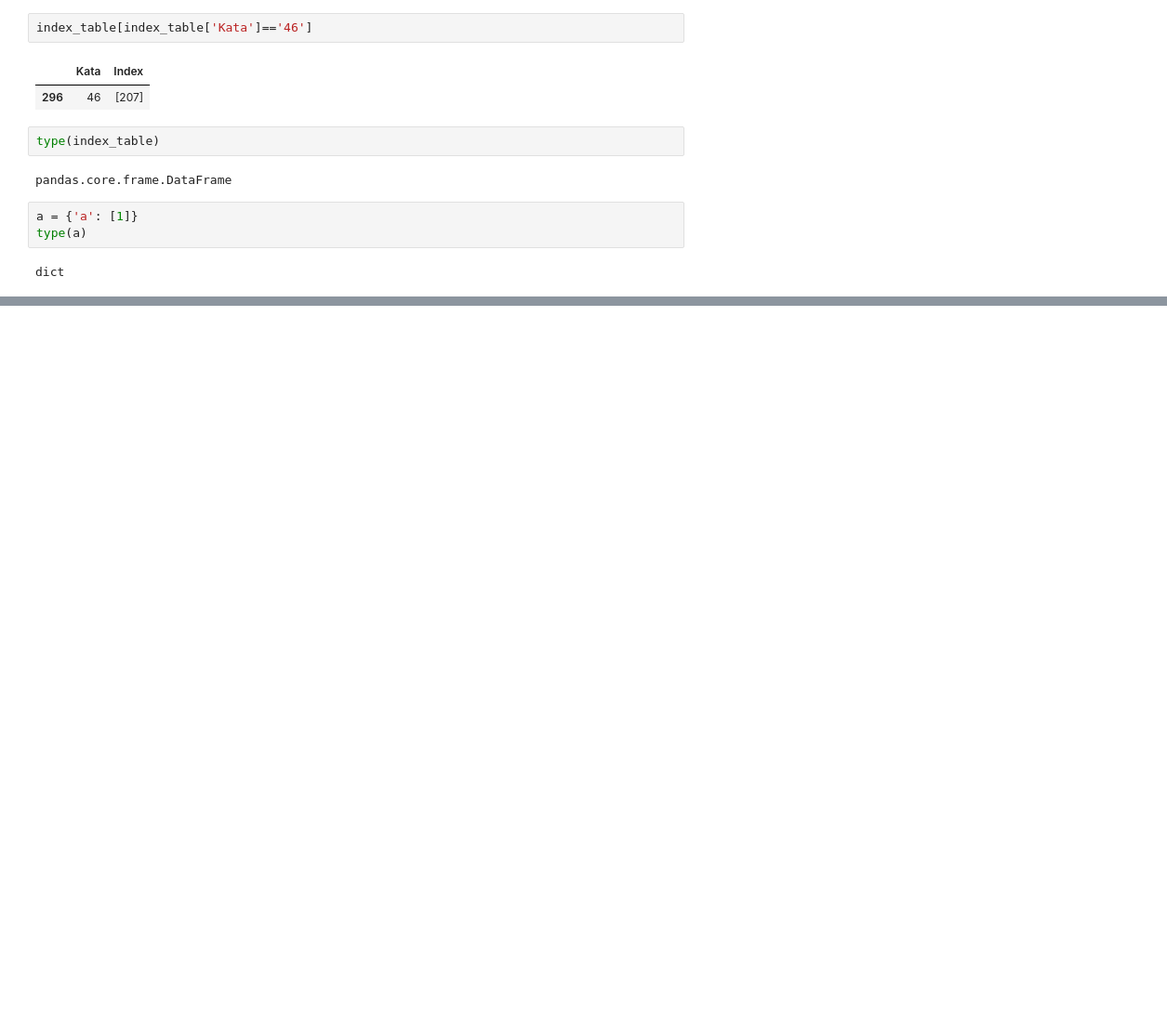
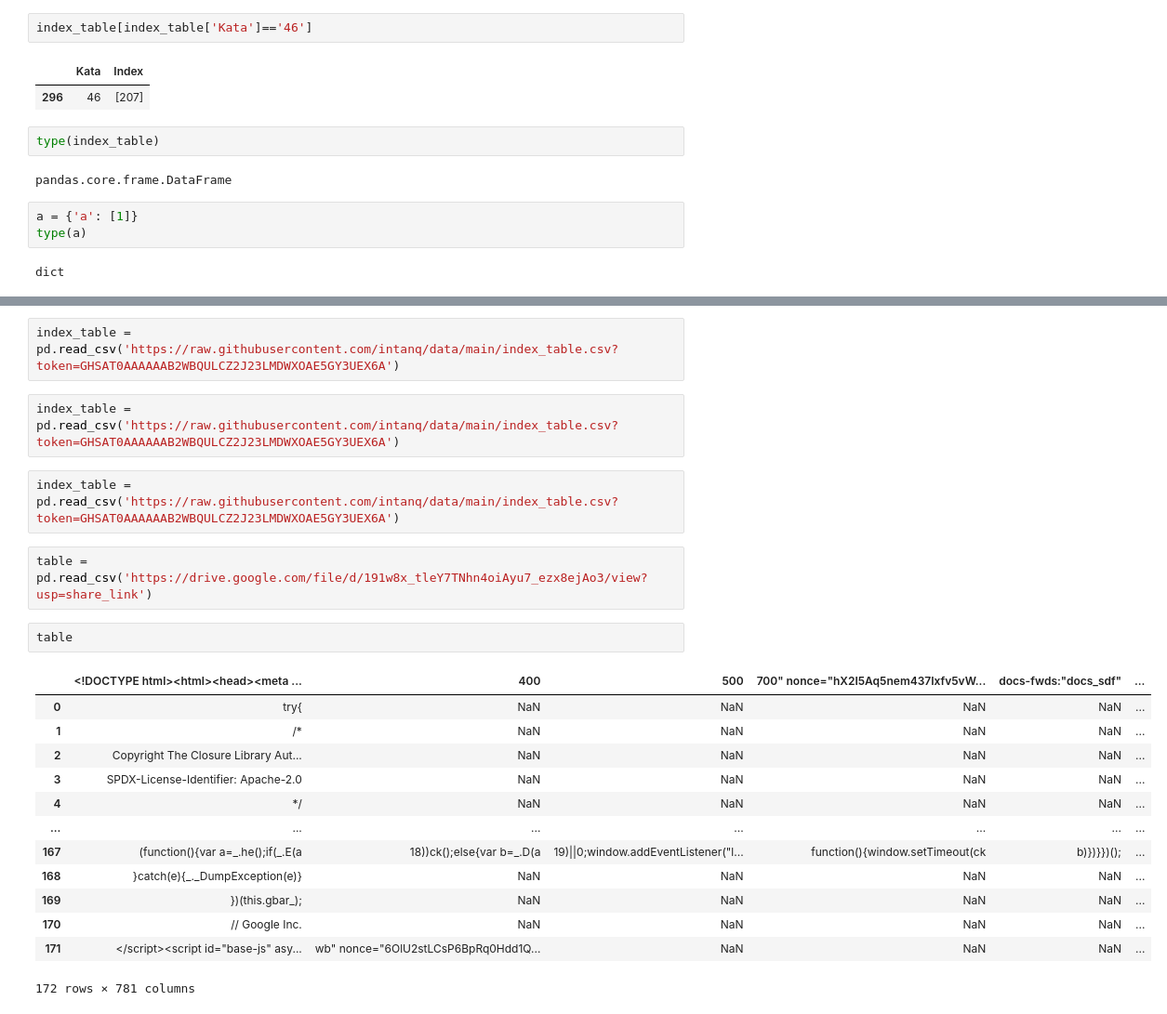
Before and after one commit to TheSecret3003/KPK-IE, a Jupyter notebook: indexing/Scrapbook.ipynb, the cells around one changed output, grey strips where cells are left out. Shown: that part at 93% size. Drawn from its saved outputs; the diff is of its cells as text; blank space fills up the shorter version.

```diff
--- a/indexing/Scrapbook.ipynb
+++ b/indexing/Scrapbook.ipynb
@@ -127,0 +236,24 @@ dict
+# %%
+index_table = pd.read_csv('https://raw.githubusercontent.com/intanq/data/main/index_table.csv?token=GHSAT0AAAAAAB2WBQULCZ2J23LMDWXOAE5GY3UEX6A')
+# %%
+index_table = pd.read_csv('https://raw.githubusercontent.com/intanq/data/main/index_table.csv?token=GHSAT0AAAAAAB2WBQULCZ2J23LMDWXOAE5GY3UEX6A')
+# %%
+index_table = pd.read_csv('https://raw.githubusercontent.com/intanq/data/main/index_table.csv?token=GHSAT0AAAAAAB2WBQULCZ2J23LMDWXOAE5GY3UEX6A')
+# %%
+table = pd.read_csv('https://drive.google.com/file/d/191w8x_tleY7TNhn4oiAyu7_ezx8ejAo3/view?usp=share_link')
+# %%
+table
+# %% [output]
+|  | <!DOCTYPE html><html><head><meta ... | 400 | 500 | 700" nonce="hX2I5Aq5nem437Ixfv5vW... | docs-fwds:"docs_sdf" | ... |
+| 0 | try{ | NaN | NaN | NaN | NaN | ... |
+| 1 | /* | NaN | NaN | NaN | NaN | ... |
+| 2 | Copyright The Closure Library Aut... | NaN | NaN | NaN | NaN | ... |
+| 3 | SPDX-License-Identifier: Apache-2.0 | NaN | NaN | NaN | NaN | ... |
+| 4 | */ | NaN | NaN | NaN | NaN | ... |
+| ... | ... | ... | ... | ... | ... | ... |
+| 167 | (function(){var a=_.he();if(_.E(a | 18))ck();else{var b=_.D(a | 19)||0;window.addEventListener("l... | function(){window.setTimeout(ck | b)})}})(); | ... |
+| 168 | }catch(e){_._DumpException(e)} | NaN | NaN | NaN | NaN | ... |
+| 169 | })(this.gbar_); | NaN | NaN | NaN | NaN | ... |
+| 170 | // Google Inc. | NaN | NaN | NaN | NaN | ... |
+| 171 | </script><script id="base-js" asy... | wb" nonce="6OlU2stLCsP6BpRq0Hdd1Q... | NaN | NaN | NaN | ... |
+172 rows × 781 columns
```
Also changed, not shown: parts of 22 cells of this notebook.
